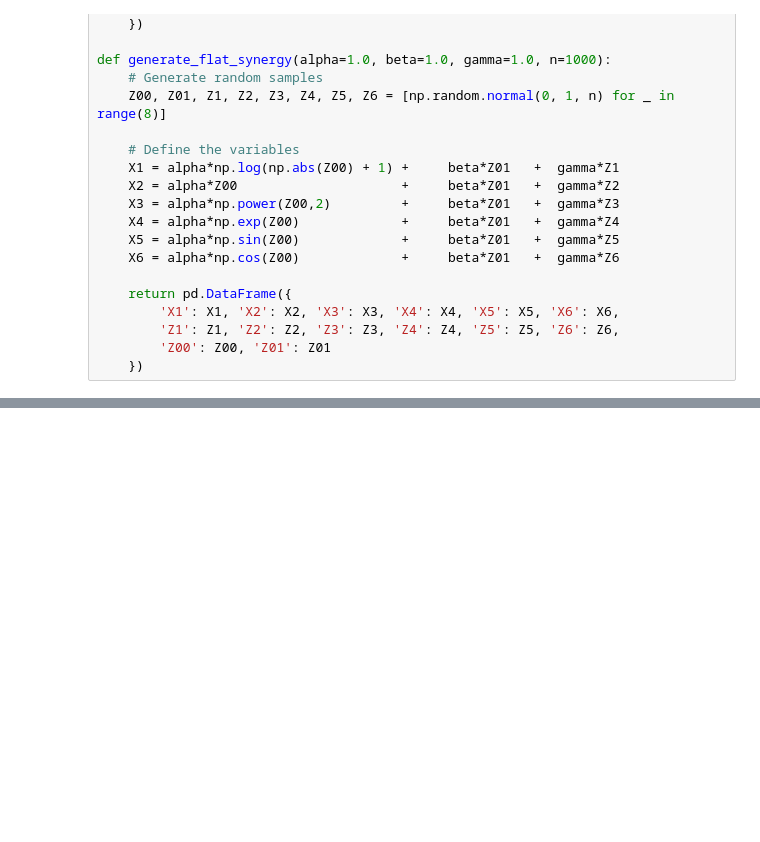
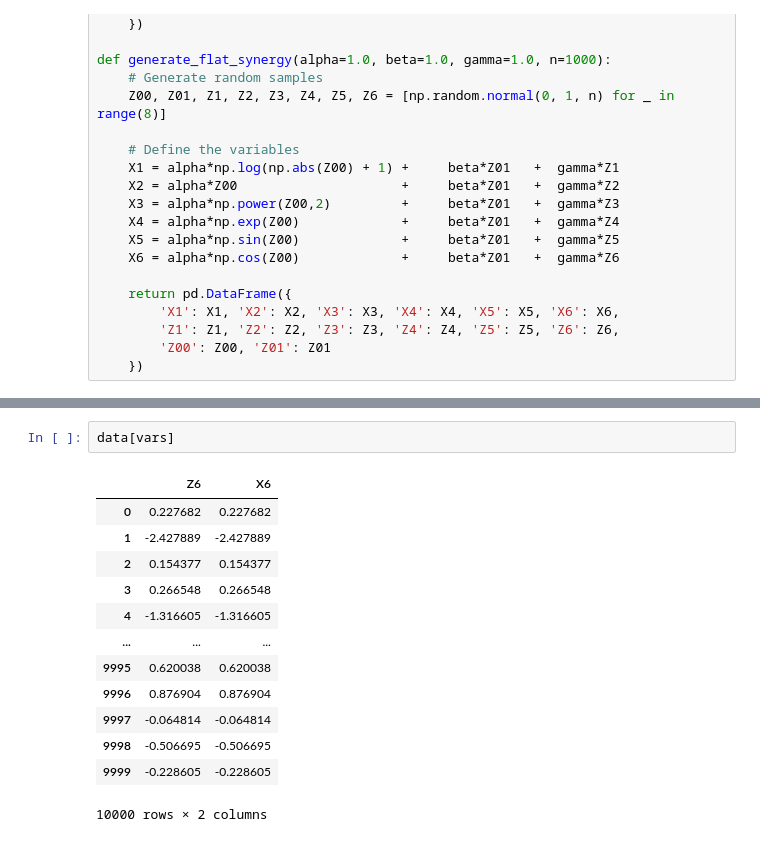
Before and after one commit to Laouen/Oinformation, a Jupyter notebook: analysis/synergistic_system.ipynb, the cells around one changed output, grey strips where cells are left out. Saved outputs shown, nothing was run; the diff lists cells and outputs as text; blank space fills up the shorter version.

```diff
--- a/analysis/synergistic_system.ipynb
+++ b/analysis/synergistic_system.ipynb
@@ -97,0 +141,16 @@ tensor([0.0023])
+# %%
+data[vars]
+# %% [output]
+|  | Z6 | X6 |
+| 0 | 0.227682 | 0.227682 |
+| 1 | -2.427889 | -2.427889 |
+| 2 | 0.154377 | 0.154377 |
+| 3 | 0.266548 | 0.266548 |
+| 4 | -1.316605 | -1.316605 |
+| ... | ... | ... |
+| 9995 | 0.620038 | 0.620038 |
+| 9996 | 0.876904 | 0.876904 |
+| 9997 | -0.064814 | -0.064814 |
+| 9998 | -0.506695 | -0.506695 |
+| 9999 | -0.228605 | -0.228605 |
+10000 rows × 2 columns
```
Also changed, not shown: parts of 7 cells of this notebook, 1 other file.
